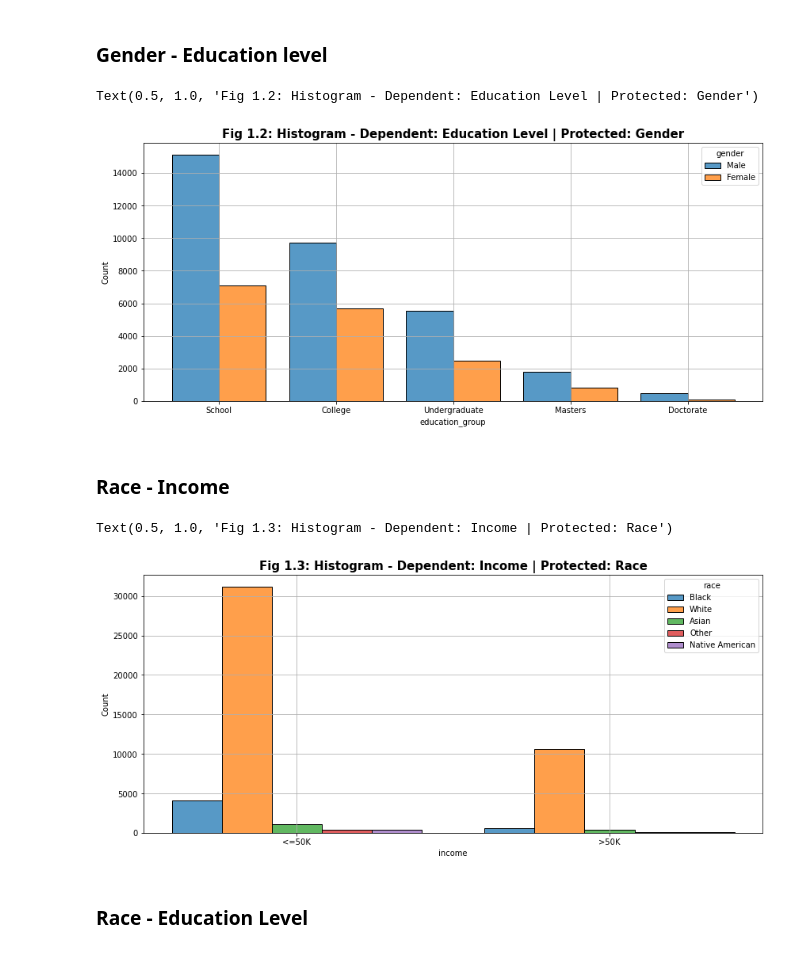
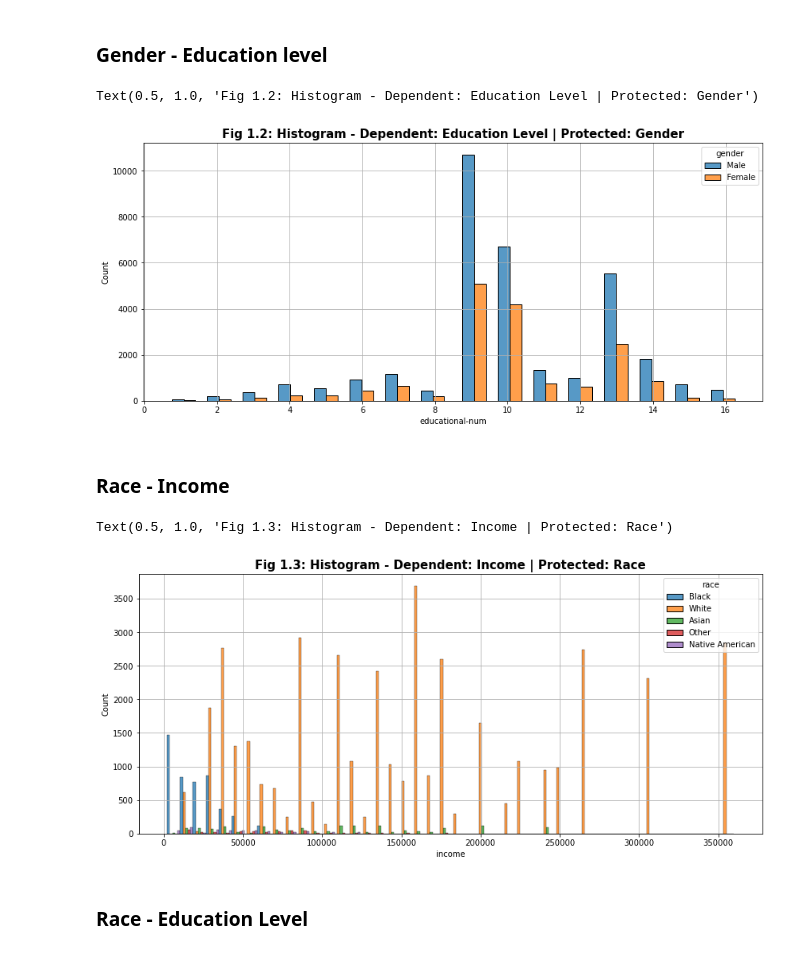
Before and after one commit to rahalrsh/adult-income-project, a Jupyter notebook: adult-income.ipynb, the cells around one changed output. Saved outputs shown, nothing was run; the diff lists cells and outputs as text; code cells hidden in the pictures.

```diff
--- a/adult-income.ipynb
+++ b/adult-income.ipynb
@@ -170,0 +155,30 @@ See the caveats in the documentation: https://pandas.pydata.org/pandas-docs/stab
+# %%
+data['race_value'] = pd.Series(data.race)
+data['race_value'][data.race == 'White'] = 6
+data['race_value'][data.race == 'Asian'] = 4
+data['race_value'][data.race == 'Other'] = 3
+data['race_value'][data.race == 'Native American'] = 2
+data['race_value'][data.race == 'Black'] = 1
+# %%
+data['occupation_value'] = pd.Series(data.occupation)
+
+data['occupation_value'][data.occupation == 'Exec-managerial' ] = 20
+data['occupation_value'][data.occupation == 'Prof-specialty' ] = 17
+data['occupation_value'][data.occupation == 'Sales' ] = 15
+data['occupation_value'][data.occupation == 'Machine-op-inspct' ] = 14
+data['occupation_value'][data.occupation == 'Farming-fishing' ] = 8
+data['occupation_value'][data.occupation == 'Protective-serv' ] = 9
+data['occupation_value'][data.occupation == 'Craft-repair' ] = 9
+data['occupation_value'][data.occupation == 'Adm-clerical' ] = 10
+data['occupation_value'][data.occupation == 'Tech-support' ] = 12
+data['occupation_value'][data.occupation == 'Priv-house-serv' ] = 6
+data['occupation_value'][data.occupation == 'Transport-moving' ] = 5
+data['occupation_value'][data.occupation == 'Handlers-cleaners' ] = 4
+data['occupation_value'][data.occupation == 'Armed-Forces' ] = 7
+data['occupation_value'][data.occupation == 'Other-service' ] = 3
+data['occupation_value'][data.occupation == '?' ] = 3
+# %%
+data['gender_value'] = pd.Series(data.gender)
+
+data['gender_value'][data.gender == 'Male' ] = 1
+data['gender_value'][data.gender == 'Female' ] = 0.75
@@ -170,0 +188,2 @@ See the caveats in the documentation: https://pandas.pydata.org/pandas-docs/stab
+# %%
+data['income'] = data['race_value'] * data['age_group_value'] * data['occupation_value'] * data['gender_value'] * 1000
@@ -229,23 +271,23 @@ Text(0.5, 1.0, 'Fig 1.1: Histogram - Dependent: Income | Protected: Gender')
 # %%
 fig, ax = plt.subplots(figsize=(14,6))
-g=sns.histplot(data=data, x="education_group", hue="gender", multiple="dodge", shrink=.8, ax =ax)
+g=sns.histplot(data=data, x="educational-num", hue="gender", multiple="dodge", shrink=4, ax =ax)
 plt.grid()
 plt.title('Fig 1.2: Histogram - Dependent: Education Level | Protected: Gender', fontdict={'fontsize': 15, 'fontweight': 'heavy'})
 # %% [output]
 Text(0.5, 1.0, 'Fig 1.2: Histogram - Dependent: Education Level | Protected: Gender')
-[figure, old version]
+[figure, new version]
 # %%
 # data.value_counts(["race", "manner_of_death"]).sort_index()
 # %% [markdown]
 ### Race - Income
 # %%
 fig, ax = plt.subplots(figsize=(14,6))
-g=sns.histplot(data=data, x="income", hue="race", multiple="dodge", shrink=.8, ax =ax)
+g=sns.histplot(data=data, x="income", hue="race", multiple="dodge", shrink=1, ax =ax)
 plt.grid()
 plt.title('Fig 1.3: Histogram - Dependent: Income | Protected: Race', fontdict={'fontsize': 15, 'fontweight': 'heavy'})
 # %% [output]
 Text(0.5, 1.0, 'Fig 1.3: Histogram - Dependent: Income | Protected: Race')
-[figure, old version]
+[figure, new version]
 # %% [markdown]
 ### Race - Education Level
 # %%
```
Also changed, not shown: parts of 34 cells of this notebook.
